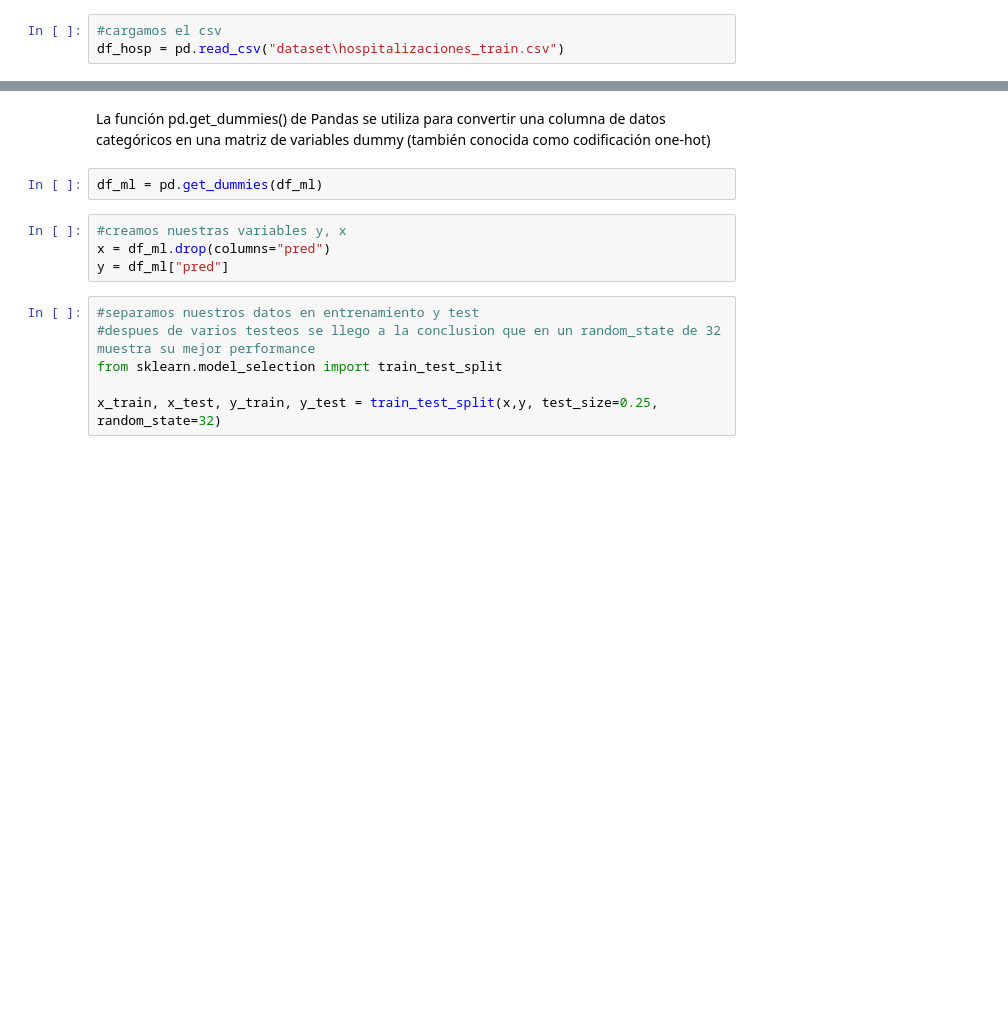
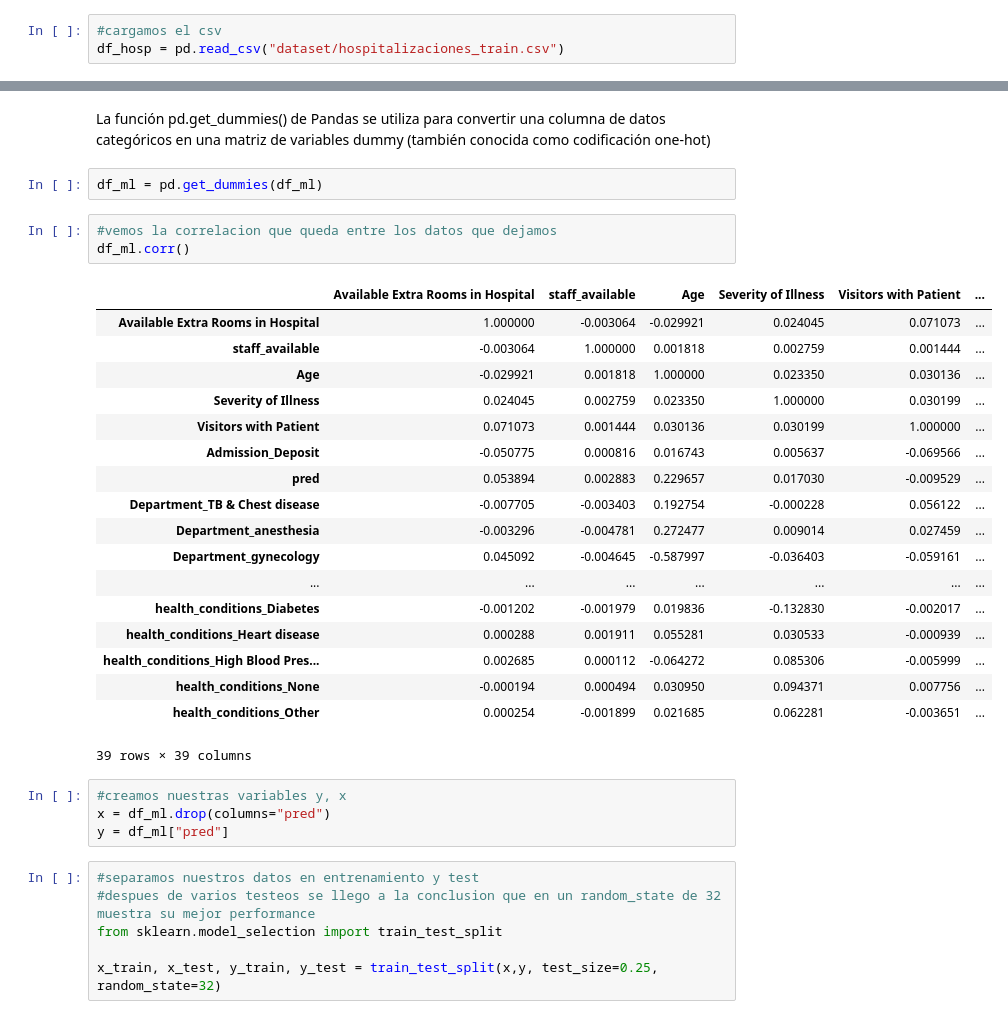
Before and after one commit to MaxiDS/Datathon-Machine-Learning, a Jupyter notebook: EDA_ML/EDA_ML.ipynb, the cells around one changed output, grey strips where cells are left out. Cells and saved outputs as stored; diff of their text form; blank space fills up the shorter version.

```diff
--- a/EDA_ML/EDA_ML.ipynb
+++ b/EDA_ML/EDA_ML.ipynb
@@ -8,7 +8,7 @@ import matplotlib.pyplot as plt
 import seaborn as sns
 # %%
 #cargamos el csv
-df_hosp = pd.read_csv("dataset\hospitalizaciones_train.csv")
+df_hosp = pd.read_csv("dataset/hospitalizaciones_train.csv")
 # %% [markdown]
 Comenzamos a analizar:
 
@@ -204,6 +252,28 @@ df_ml['Severity of Illness'] = le.fit_transform(df_ml['Severity of Illness'])
 La función pd.get_dummies() de Pandas se utiliza para convertir una columna de datos categóricos en una matriz de variables dummy (también conocida como codificación one-hot)
 # %%
 df_ml = pd.get_dummies(df_ml)
+# %%
+#vemos la correlacion que queda entre los datos que dejamos
+df_ml.corr()
+# %% [output]
+|  | Available Extra Rooms in Hospital | staff_available | Age | Severity of Illness | Visitors with Patient | ... |
+| Available Extra Rooms in Hospital | 1.000000 | -0.003064 | -0.029921 | 0.024045 | 0.071073 | ... |
+| staff_available | -0.003064 | 1.000000 | 0.001818 | 0.002759 | 0.001444 | ... |
+| Age | -0.029921 | 0.001818 | 1.000000 | 0.023350 | 0.030136 | ... |
+| Severity of Illness | 0.024045 | 0.002759 | 0.023350 | 1.000000 | 0.030199 | ... |
+| Visitors with Patient | 0.071073 | 0.001444 | 0.030136 | 0.030199 | 1.000000 | ... |
+| Admission_Deposit | -0.050775 | 0.000816 | 0.016743 | 0.005637 | -0.069566 | ... |
+| pred | 0.053894 | 0.002883 | 0.229657 | 0.017030 | -0.009529 | ... |
+| Department_TB & Chest disease | -0.007705 | -0.003403 | 0.192754 | -0.000228 | 0.056122 | ... |
+| Department_anesthesia | -0.003296 | -0.004781 | 0.272477 | 0.009014 | 0.027459 | ... |
+| Department_gynecology | 0.045092 | -0.004645 | -0.587997 | -0.036403 | -0.059161 | ... |
+| ... | ... | ... | ... | ... | ... | ... |
+| health_conditions_Diabetes | -0.001202 | -0.001979 | 0.019836 | -0.132830 | -0.002017 | ... |
+| health_conditions_Heart disease | 0.000288 | 0.001911 | 0.055281 | 0.030533 | -0.000939 | ... |
+| health_conditions_High Blood Pres... | 0.002685 | 0.000112 | -0.064272 | 0.085306 | -0.005999 | ... |
+| health_conditions_None | -0.000194 | 0.000494 | 0.030950 | 0.094371 | 0.007756 | ... |
+| health_conditions_Other | 0.000254 | -0.001899 | 0.021685 | 0.062281 | -0.003651 | ... |
+39 rows × 39 columns
 # %%
 #creamos nuestras variables y, x
 x = df_ml.drop(columns="pred")
```
Also changed, not shown: parts of 3 cells of this notebook.
